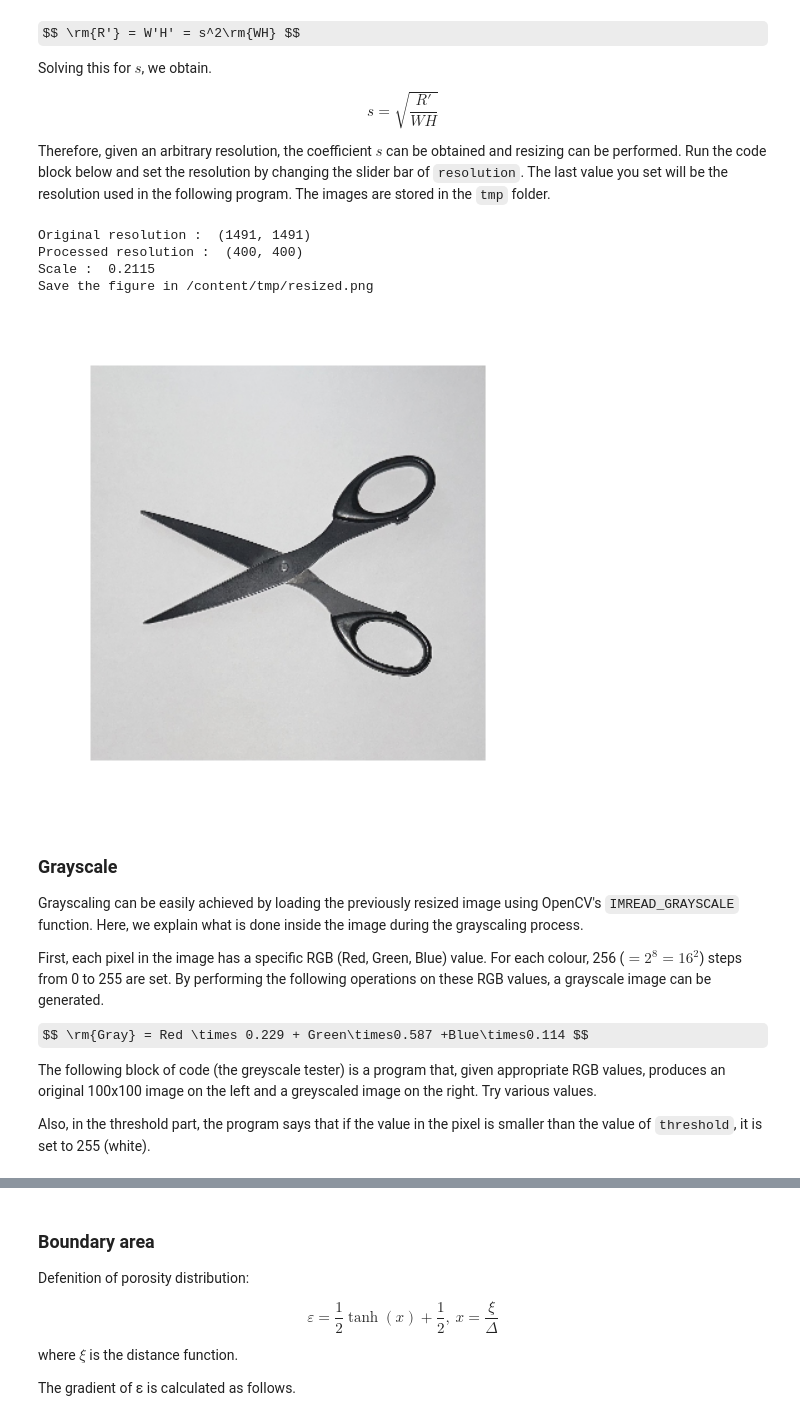
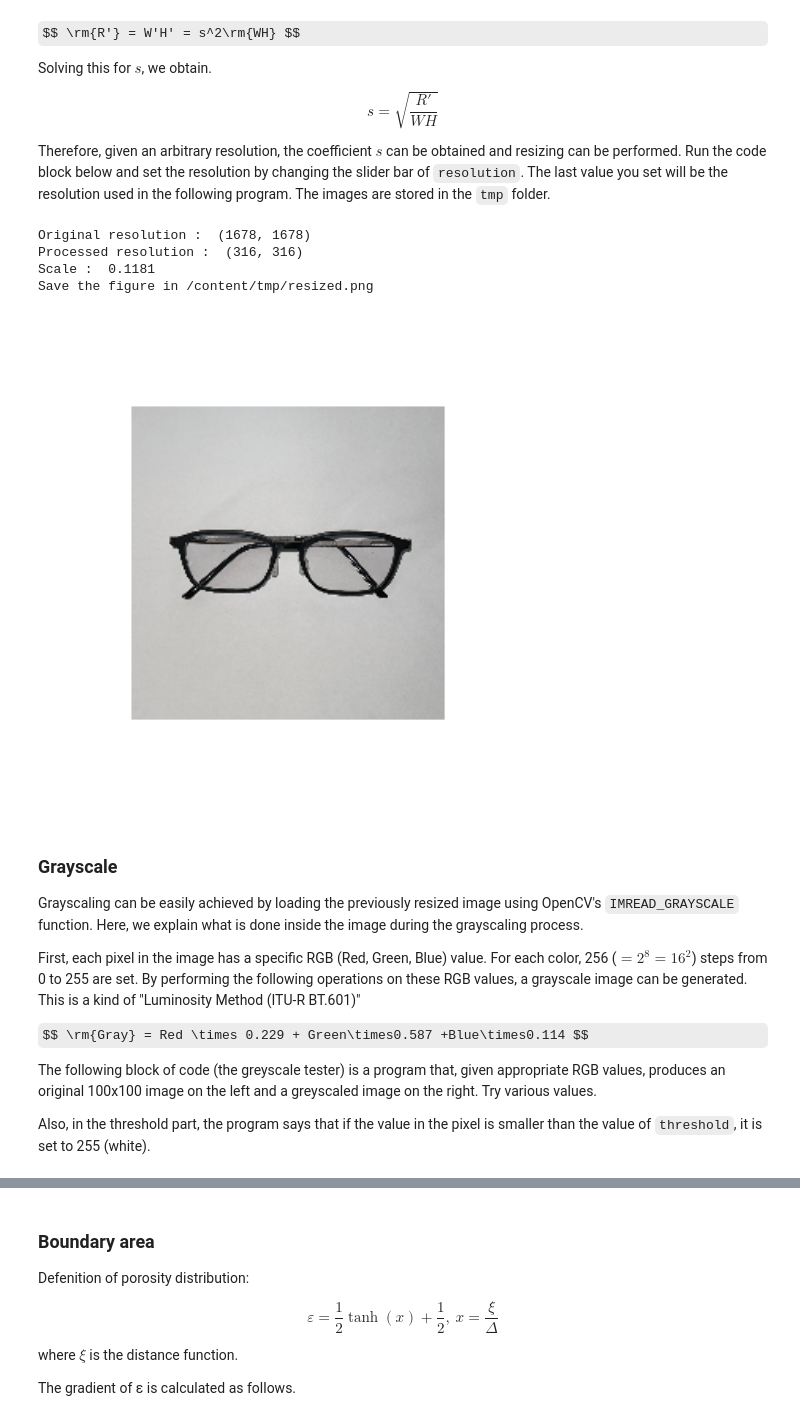
Before and after one commit to nobu-n2002/CFD2023_image_processing, a Jupyter notebook: ibm_image_processing.ipynb, the cells around one changed output, grey strips where cells are left out. Cells and saved outputs as stored; diff of their text form; code cells hidden in the pictures; some formulas as TeX source.

```diff
--- a/ibm_image_processing.ipynb
+++ b/ibm_image_processing.ipynb
@@ -85,7 +88,7 @@ else:
     print('create a tmp folder')
     os.mkdir('tmp')
 
-FILE = "/content/scissors_o.jpg" # @param {type:"string"}
+FILE = "/content/glasses.jpg" # @param {type:"string"}
 
 #@markdown # Original Image
 
@@ -158,8 +160,8 @@ else:
     print('create a temp folder')
     os.mkdir('tmp')
 
-resolution = 160000 # @param {type:"slider", min:10000, max:250000, step:1000}
-margin = 200 # @param {type:"slider", min:0, max:1000, step:10}
+resolution = 100000 # @param {type:"slider", min:10000, max:250000, step:1000}
+margin = 500 # @param {type:"slider", min:0, max:1000, step:10}
 
 #@markdown # Resize
 
@@ -186,43 +188,43 @@ if square:
   img = cv2.copyMakeBorder(src, margin*margin_factor_x + x, margin*margin_factor_x + x, margin*margin_factor_y + y, margin*margin_factor_y + y, cv2.BORDER_CONSTANT, value=[255,255,255])
 
 if margin_type == "surroundings":
   margin_factor_x = 1
   margin_factor_y = 1
 elif  margin_type == "x_direction":
   margin_factor_x = 0
   margin_factor_y = 1
 
 # add margin
 img = cv2.copyMakeBorder(src, margin*margin_factor_x + x, margin*margin_factor_x + x, margin*margin_factor_y + y, margin*margin_factor_y + y, cv2.BORDER_CONSTANT, value=[255,255,255])
 # img = cv2.copyMakeBorder(src, margin, margin, margin, margin, cv2.BORDER_CONSTANT, value=[255,255,255])
 h, w = img.shape[:2]
 
 # calculate scale factor
 scale = math.sqrt(resolution/ (w * h))
 file_name_resized = "%s/tmp/resized.png" %(CWD)
 
 if scale >= 1.0:
     print('\nA value greater than the original resolution has been set.')
     print('Please reset the resolution smaller than %d'%(h*w))
 else:
     dst = cv2.resize(img, dsize=None, fx=scale, fy=scale)
     cv2.imwrite(file_name_resized, dst)
     print('Processed resolution : ', dst.shape[0:2])
     print('Scale : ', format(scale,"0.4"))
     print('\033[32m'+'Save the figure in %s' %(file_name_resized)+'\033[0m')
     display(Image(file_name_resized, width=500))
 # %% [output]
-Original resolution :  (1491, 1491)
-Processed resolution :  (400, 400)
-Scale :  0.2115
+Original resolution :  (1678, 1678)
+Processed resolution :  (316, 316)
+Scale :  0.1181
 Save the figure in /content/tmp/resized.png
-[figure, old version]
+[figure, new version]
 # %% [markdown]
 ### Grayscale
 
 Grayscaling can be easily achieved by loading the previously resized image using OpenCV's `IMREAD_GRAYSCALE` function. Here, we explain what is done inside the image during the grayscaling process.
 
-First, each pixel in the image has a specific RGB (Red, Green, Blue) value. For each colour, 256 ($=2^8=16^2$) steps from 0 to 255 are set. By performing the following operations on these RGB values, a grayscale image can be generated.
+First, each pixel in the image has a specific RGB (Red, Green, Blue) value. For each color, 256 ($=2^8=16^2$) steps from 0 to 255 are set. By performing the following operations on these RGB values, a grayscale image can be generated. This is a kind of "Luminosity Method (ITU-R BT.601)"
 
 $$ \rm{Gray} = Red \times 0.229 + Green\times0.587 +Blue\times0.114 $$
 
```
Also changed, not shown: parts of 17 cells of this notebook.
